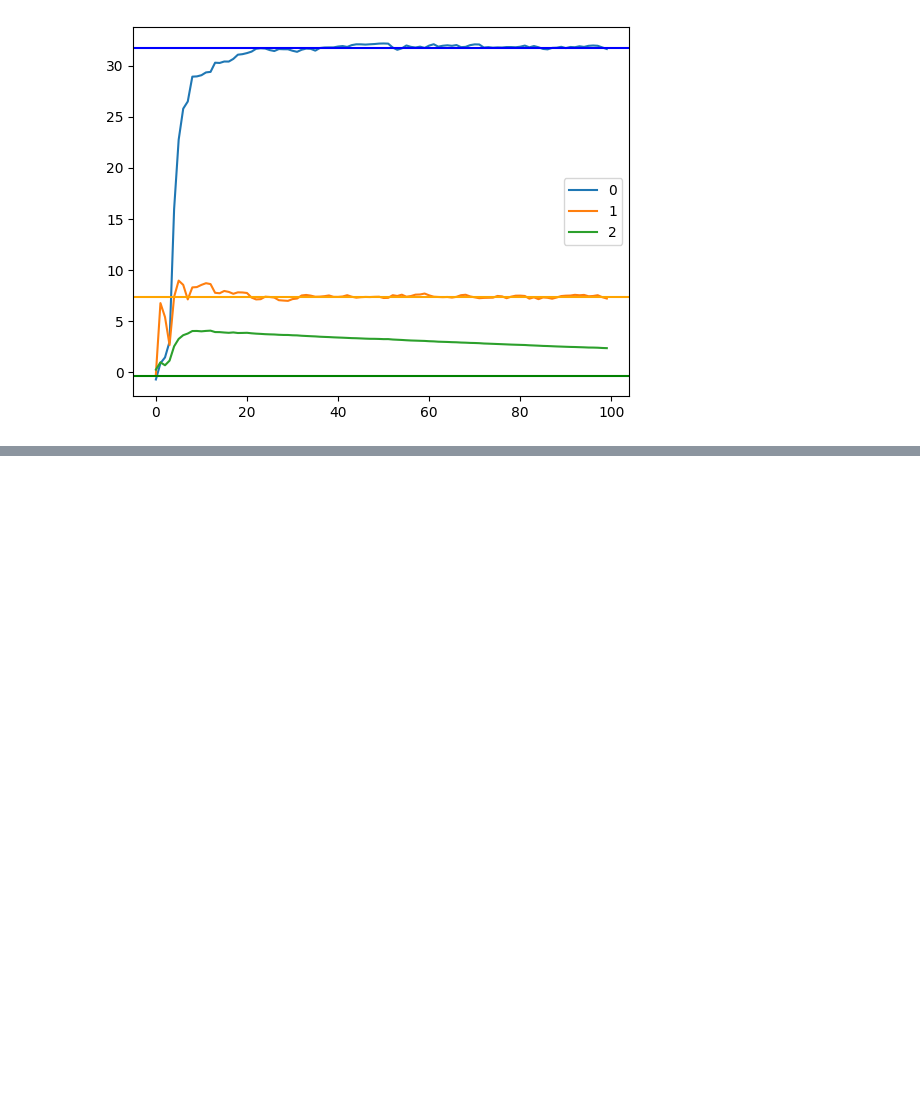
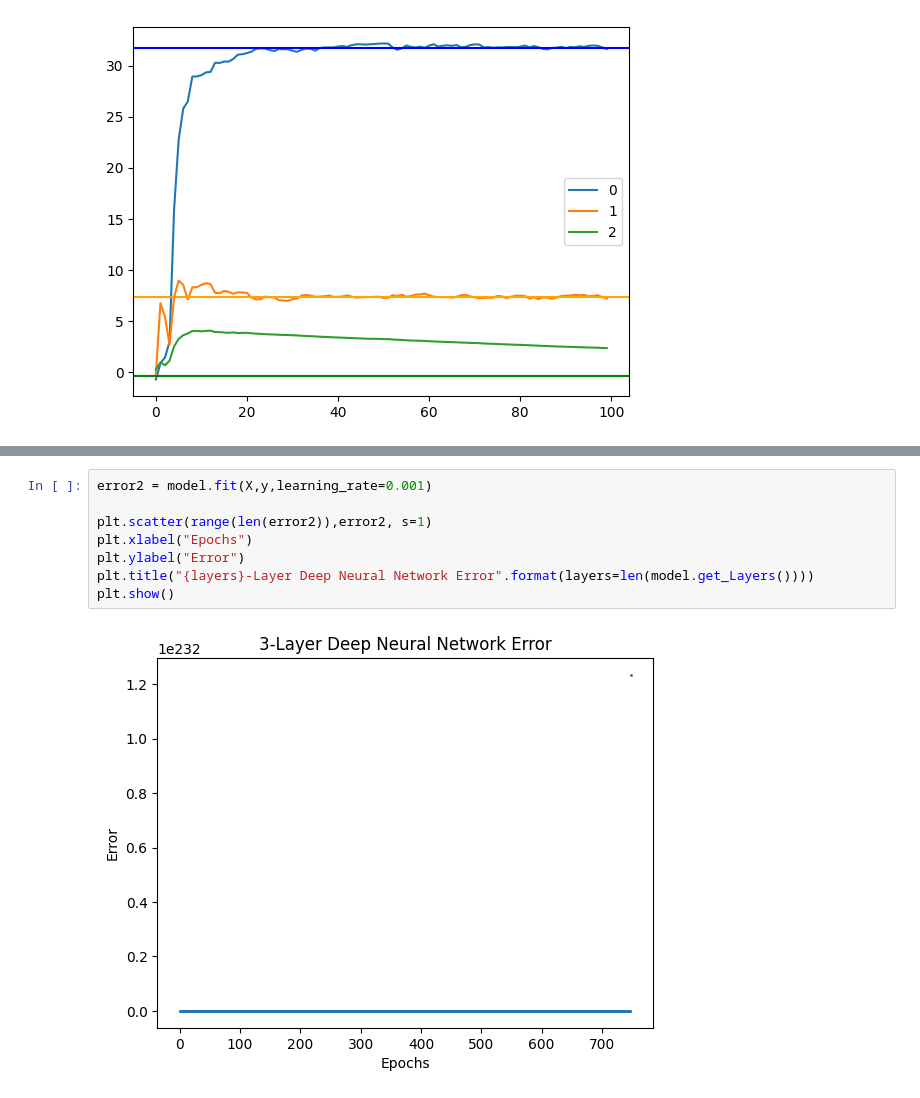
Before and after one commit to jtang25/NeuralNetwork, a Jupyter notebook: test.ipynb, the cells around one changed output, grey strips where cells are left out. Cells and saved outputs as stored; diff of their text form; blank space fills up the shorter version.

```diff
--- a/test.ipynb
+++ b/test.ipynb
@@ -120,0 +251,10 @@ plt.show()
+# %%
+error2 = model.fit(X,y,learning_rate=0.001)
+
+plt.scatter(range(len(error2)),error2, s=1)
+plt.xlabel("Epochs")
+plt.ylabel("Error")
+plt.title("{layers}-Layer Deep Neural Network Error".format(layers=len(model.get_Layers())))
+plt.show()
+# %% [output]
+[figure, added]
```
Also changed, not shown: parts of 6 cells of this notebook, 6 other files.
